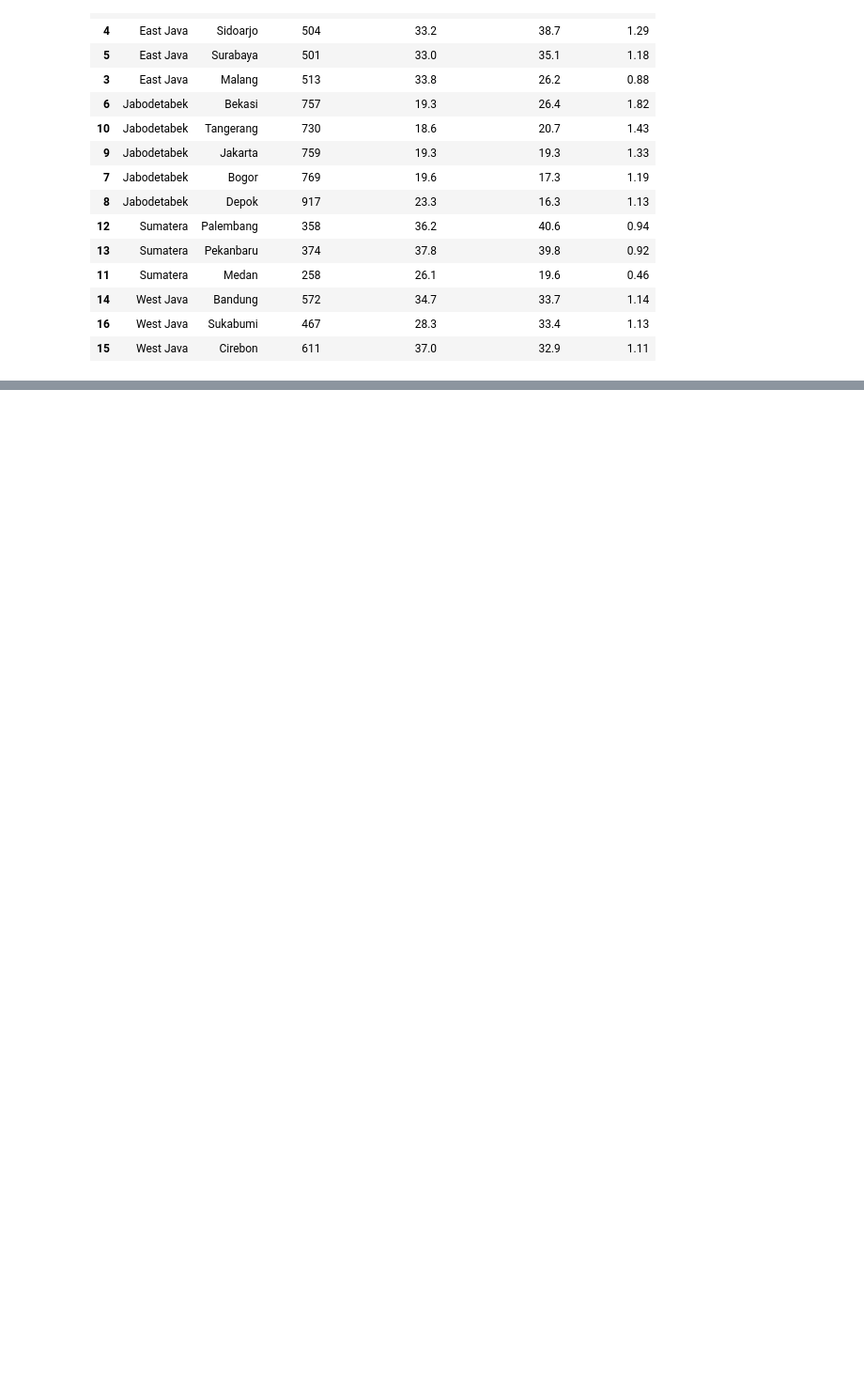
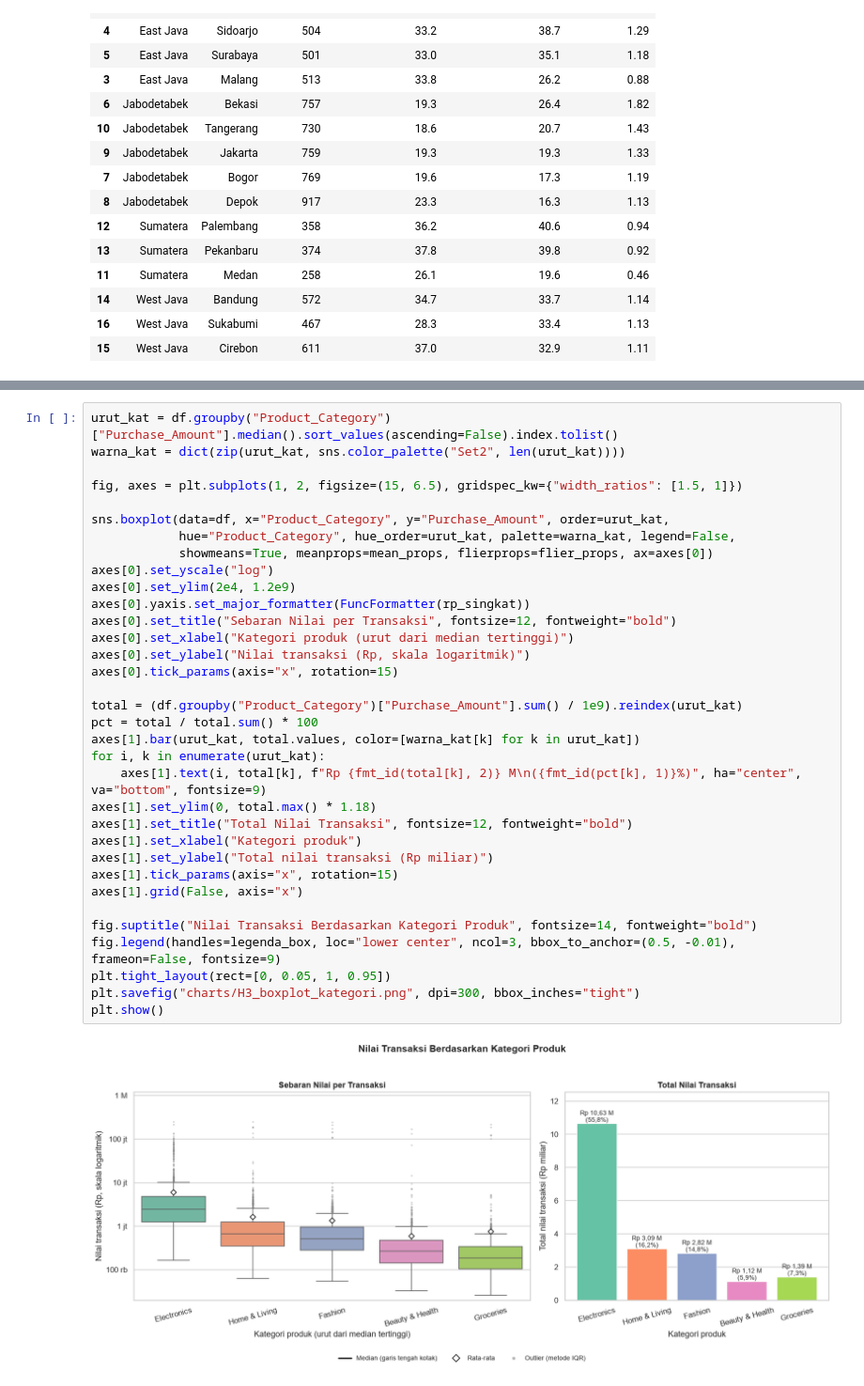
Before and after one commit to roxymayford/Project-Machine-Learning-, a Jupyter notebook: TugasBagianC.ipynb, the cells around one changed output, grey strips where cells are left out. Shown at 94% size. Saved outputs shown, nothing was run; the diff lists cells and outputs as text; blank space fills up the shorter version.

```diff
--- a/TugasBagianC.ipynb
+++ b/TugasBagianC.ipynb
@@ -217,0 +265,36 @@ tabel
+# %%
+urut_kat = df.groupby("Product_Category")["Purchase_Amount"].median().sort_values(ascending=False).index.tolist()
+warna_kat = dict(zip(urut_kat, sns.color_palette("Set2", len(urut_kat))))
+
+fig, axes = plt.subplots(1, 2, figsize=(15, 6.5), gridspec_kw={"width_ratios": [1.5, 1]})
+
+sns.boxplot(data=df, x="Product_Category", y="Purchase_Amount", order=urut_kat,
+            hue="Product_Category", hue_order=urut_kat, palette=warna_kat, legend=False,
+            showmeans=True, meanprops=mean_props, flierprops=flier_props, ax=axes[0])
+axes[0].set_yscale("log")
+axes[0].set_ylim(2e4, 1.2e9)
+axes[0].yaxis.set_major_formatter(FuncFormatter(rp_singkat))
+axes[0].set_title("Sebaran Nilai per Transaksi", fontsize=12, fontweight="bold")
+axes[0].set_xlabel("Kategori produk (urut dari median tertinggi)")
+axes[0].set_ylabel("Nilai transaksi (Rp, skala logaritmik)")
+axes[0].tick_params(axis="x", rotation=15)
+
+total = (df.groupby("Product_Category")["Purchase_Amount"].sum() / 1e9).reindex(urut_kat)
+pct = total / total.sum() * 100
+axes[1].bar(urut_kat, total.values, color=[warna_kat[k] for k in urut_kat])
+for i, k in enumerate(urut_kat):
+    axes[1].text(i, total[k], f"Rp {fmt_id(total[k], 2)} M\n({fmt_id(pct[k], 1)}%)", ha="center", va="bottom", fontsize=9)
+axes[1].set_ylim(0, total.max() * 1.18)
+axes[1].set_title("Total Nilai Transaksi", fontsize=12, fontweight="bold")
+axes[1].set_xlabel("Kategori produk")
+axes[1].set_ylabel("Total nilai transaksi (Rp miliar)")
+axes[1].tick_params(axis="x", rotation=15)
+axes[1].grid(False, axis="x")
+
+fig.suptitle("Nilai Transaksi Berdasarkan Kategori Produk", fontsize=14, fontweight="bold")
+fig.legend(handles=legenda_box, loc="lower center", ncol=3, bbox_to_anchor=(0.5, -0.01), frameon=False, fontsize=9)
+plt.tight_layout(rect=[0, 0.05, 1, 0.95])
+plt.savefig("charts/H3_boxplot_kategori.png", dpi=300, bbox_inches="tight")
+plt.show()
+# %% [output]
+[figure, added]
```
Also changed, not shown: parts of 4 cells of this notebook, 2 other files.
